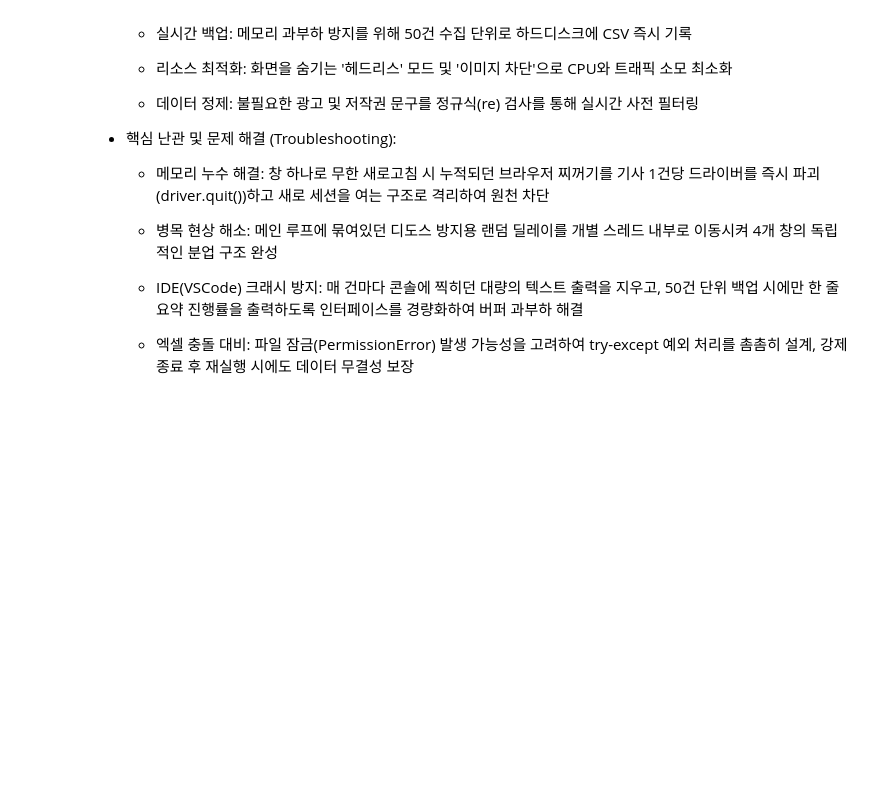
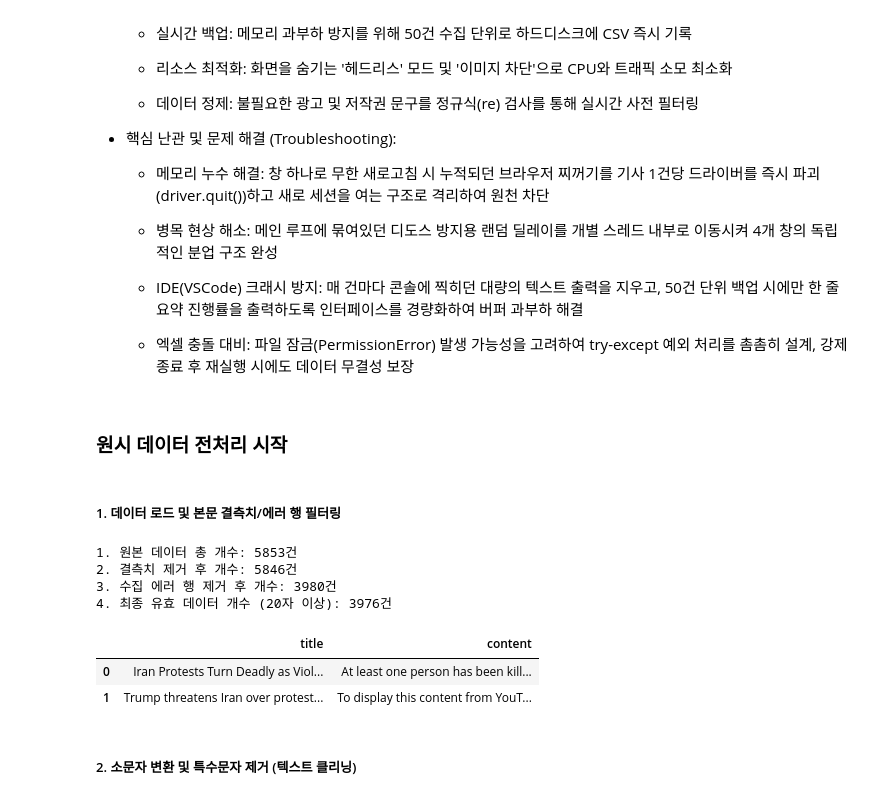
Before and after one commit to taehatae/Crawling_practice, a Jupyter notebook: 기말고사프로젝트/기말고사프로젝트_황태하.ipynb, the cells around one changed output. Drawn from its saved outputs; the diff is of its cells as text; code cells hidden in the pictures; blank space fills up the shorter version.

```diff
--- a/기말고사프로젝트/기말고사프로젝트_황태하.ipynb
+++ b/기말고사프로젝트/기말고사프로젝트_황태하.ipynb
@@ -393,3 +393,55 @@ if __name__ == '__main__':
     * IDE(VSCode) 크래시 방지: 매 건마다 콘솔에 찍히던 대량의 텍스트 출력을 지우고, 50건 단위 백업 시에만 한 줄 요약 진행률을 출력하도록 인터페이스를 경량화하여 버퍼 과부하 해결
 
     * 엑셀 충돌 대비: 파일 잠금(PermissionError) 발생 가능성을 고려하여 try-except 예외 처리를 촘촘히 설계, 강제 종료 후 재실행 시에도 데이터 무결성 보장
+# %% [markdown]
+### 원시 데이터 전처리 시작
+# %% [markdown]
+##### 1. 데이터 로드 및 본문 결측치/에러 행 필터링
+# %%
+import pandas as pd
+import os
+
+INPUT_FILE_NAME = 'global_news_final_master_2026.csv'
+
+if not os.path.exists(INPUT_FILE_NAME):
+    raise FileNotFoundError(f"'{INPUT_FILE_NAME}' 파일이 현재 경로에 존재하지 않습니다.")
+
+# 1. 원본 데이터 로드
+df = pd.read_csv(INPUT_FILE_NAME)
+print(f"1. 원본 데이터 총 개수: {len(df)}건")
+
+# 2. 본문(content) 컬럼 결측치(NaN) 제거
+df = df.dropna(subset=['content'])
+print(f"2. 결측치 제거 후 개수: {len(df)}건")
+
+# 3. 수집 실패 에러 문구 정의
+error_keywords = [
+    'Failed to access',
+    'Stacktrace',
+    'Premium Paywall',
+    '보안 서비스를 사용하여',
+    '웹페이지가 일시적으로 다운',
+    'Timed out receiving message'
+]
+
+# 4. 에러 행 필터링
+error_pattern = '|'.join(error_keywords)
+df = df[~df['content'].str.contains(error_pattern, na=False, case=False)]
+print(f"3. 수집 에러 행 제거 후 개수: {len(df)}건")
+
+# 5. 글자 수 제한을 20자 미만으로 완화하여 노이즈 제거
+df = df[df['content'].str.strip().str.len() >= 20]
+print(f"4. 최종 유효 데이터 개수 (20자 이상): {len(df)}건")
+
+# 데이터 샘플 확인
+df[['title', 'content']].head(2)
+# %% [output]
+1. 원본 데이터 총 개수: 5853건
+2. 결측치 제거 후 개수: 5846건
+3. 수집 에러 행 제거 후 개수: 3980건
+4. 최종 유효 데이터 개수 (20자 이상): 3976건
+|  | title | content |
+| 0 | Iran Protests Turn Deadly as Viol... | At least one person has been kill... |
+| 1 | Trump threatens Iran over protest... | To display this content from YouT... |
+# %% [markdown]
+##### 2. 소문자 변환 및 특수문자 제거 (텍스트 클리닝)
```
Also changed, not shown: parts of 2 cells of this notebook.
